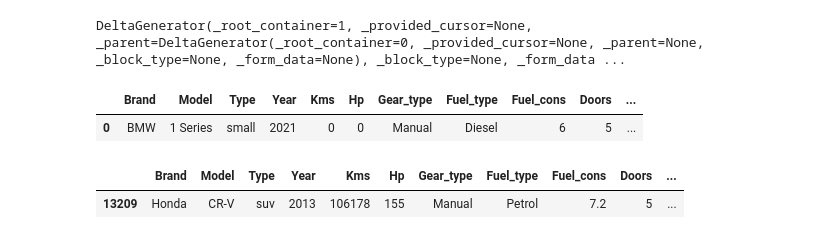
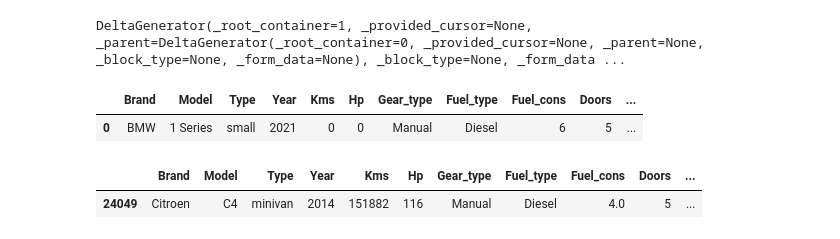
Before and after one commit to alfonsonajera/Car_Price_Predictor, a Jupyter notebook: Notebooks/07.Model Deployment (step by step).ipynb, the cells around one changed output. Cells and saved outputs as stored; diff of their text form; code cells hidden in the pictures.

```diff
--- a/Notebooks/07.Model Deployment (step by step).ipynb
+++ b/Notebooks/07.Model Deployment (step by step).ipynb
@@ -91,8 +98,8 @@ df_frontend.head()
 |  | Brand | Model | Type | Year | Kms | Hp | Gear_type | Fuel_type | Fuel_cons | Doors | ... |
 | 0 | BMW | 1 Series | small | 2021 | 0 | 0 | Manual | Diesel | 6 | 5 | ... |
 # %%
-X.sample(1)
+cars_final.sample(1)
 # %% [output]
 |  | Brand | Model | Type | Year | Kms | Hp | Gear_type | Fuel_type | Fuel_cons | Doors | ... |
-| 13209 | Honda | CR-V | suv | 2013 | 106178 | 155 | Manual | Petrol | 7.2 | 5 | ... |
+| 24049 | Citroen | C4 | minivan | 2014 | 151882 | 116 | Manual | Diesel | 4.0 | 5 | ... |
 # %%
```
Also changed, not shown: parts of 13 cells of this notebook.
